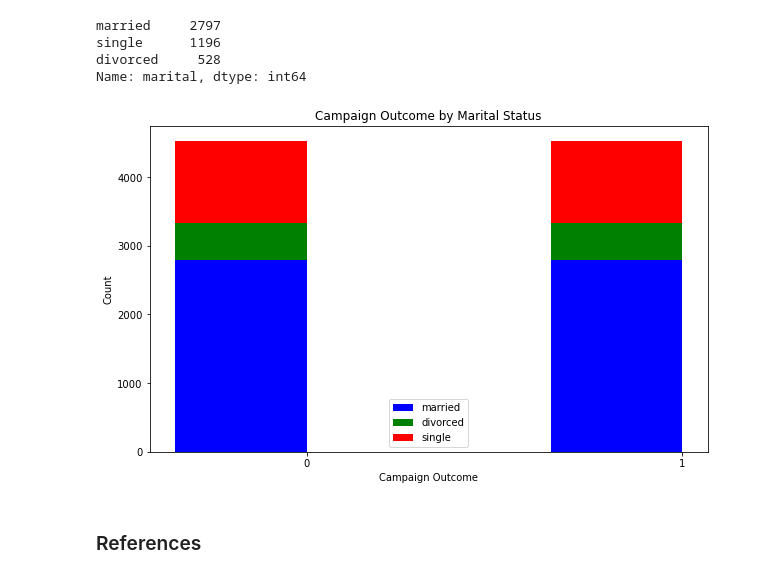
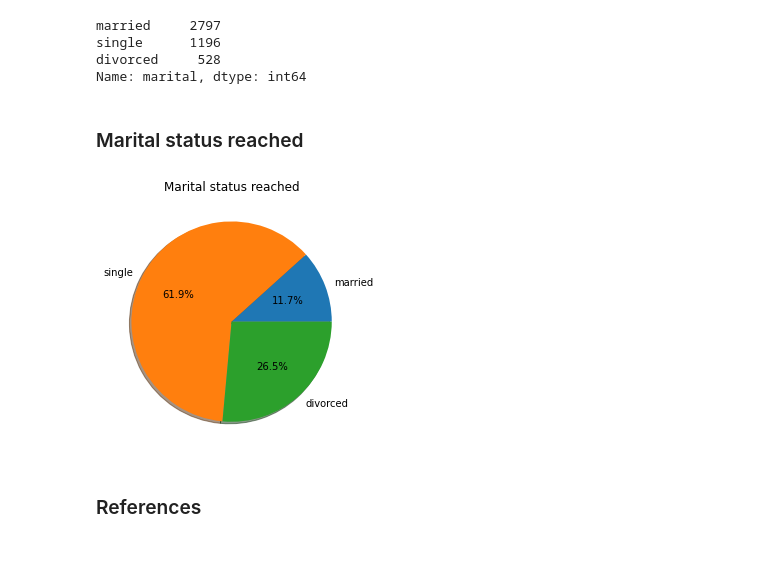
Before and after one commit to EduardoJMatosRomero/StatTechsCA1, a Jupyter notebook: Hdip_Eduardo_Julian_Matos_Romero_2023.ipynb, the cells around one changed output. Saved outputs shown, nothing was run; the diff lists cells and outputs as text; code cells hidden in the pictures.

```diff
--- a/Hdip_Eduardo_Julian_Matos_Romero_2023.ipynb
+++ b/Hdip_Eduardo_Julian_Matos_Romero_2023.ipynb
@@ -511,34 +499,13 @@ Name: marital, dtype: int64
+# %% [markdown]
+### Marital status reached
 # %%
-# Assuming you have the counts for 'marital' and 'campaign_outcome'
-marital_counts = df['marital'].value_counts()
-campaign_outcome_counts = df2['campaign_outcome'].value_counts()
-
-# Create a grouped bar plot
-plt.figure(figsize=(10, 6))
-
-# Get the unique campaign outcomes
-campaign_outcomes = df2['campaign_outcome'].unique()
-
-# Define bar width and positions
-bar_width = 0.35
-bar_positions = range(len(campaign_outcomes))
-
-# Plot the bars for 'marital' counts
-plt.bar(bar_positions, marital_counts['married'], bar_width, label='married', color='blue')
-plt.bar(bar_positions, marital_counts['divorced'], bar_width, label='divorced', bottom=marital_counts['married'], color='green')
-plt.bar(bar_positions, marital_counts['single'], bar_width, label='single', bottom=marital_counts['married'] + marital_counts['divorced'], color='red')
-
-# Set x-axis labels and ticks
-plt.xticks([pos + bar_width / 2 for pos in bar_positions], campaign_outcomes)
-
-plt.xlabel('Campaign Outcome')
-plt.ylabel('Count')
-plt.title('Campaign Outcome by Marital Status')
-plt.legend()
-
-plt.show()
+marital_sstatus=['married','single','divorced']
+campaing_performance['campaign_outcome'].plot(kind='pie', labels=marital_sstatus,radius=1,autopct='%1.1f%%', shadow = True)
+plt.title('Marital status reached')
+plt.ylabel("")
+plt.tight_layout()
 # %% [output]
-[figure, old version]
+[figure, new version]
 # %% [markdown]
 ### References
 # %% [markdown]
```
Also changed, not shown: parts of 12 cells of this notebook.
